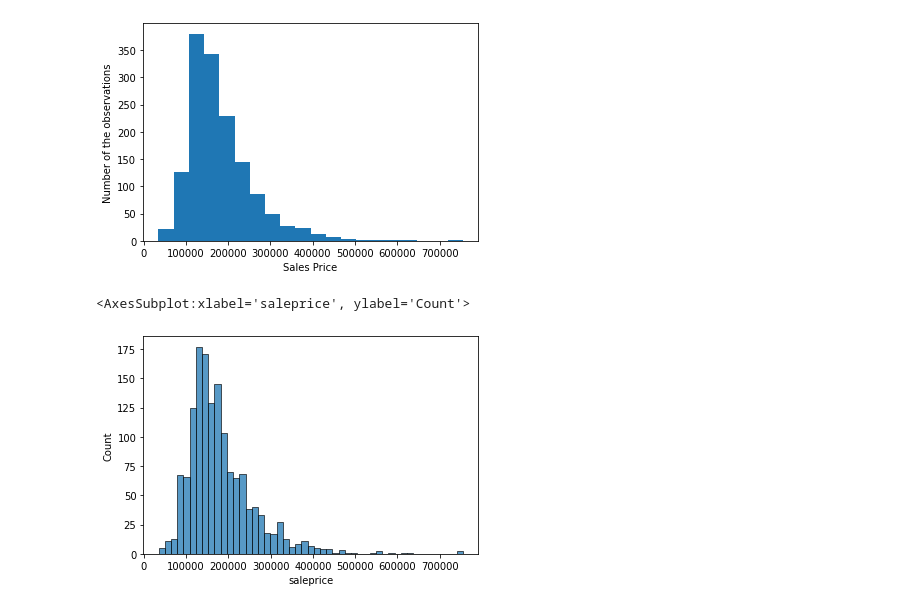
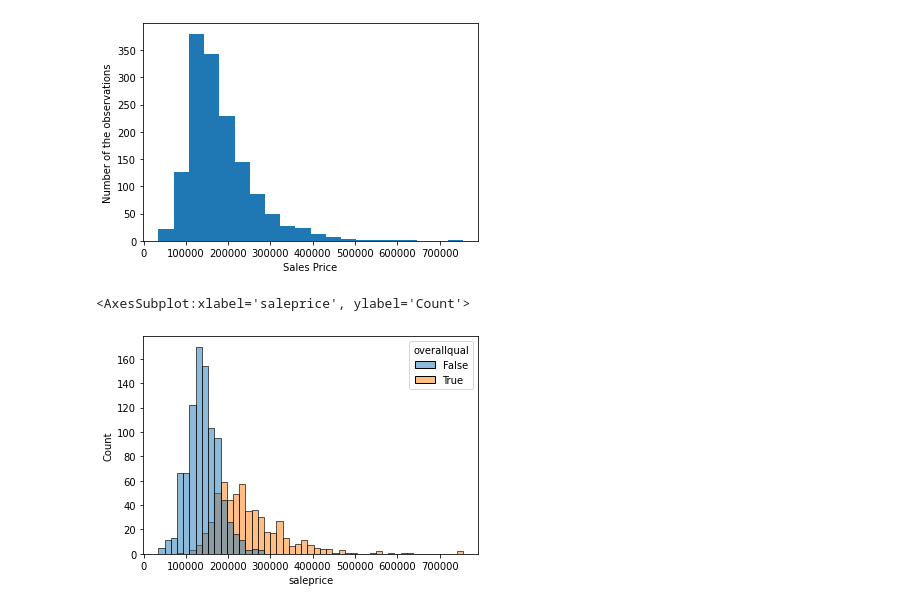
Before and after one commit to jayapat/datascience_projects, a Jupyter notebook: project-2-house-price-eda.ipynb, the cells around one changed output. Saved outputs shown, nothing was run; the diff lists cells and outputs as text; code cells hidden in the pictures.

```diff
--- a/project-2-house-price-eda.ipynb
+++ b/project-2-house-price-eda.ipynb
@@ -122,7 +122,7 @@ Text(0, 0.5, 'Number of the observations')
 [figure]
 # %%
 import seaborn as sns
-sns.histplot(train_df, x = train_df.saleprice)
+sns.histplot(train_df, x = train_df.saleprice, hue = train_df.overallqual > 6)
 # %% [output]
 <AxesSubplot:xlabel='saleprice', ylabel='Count'>
-[figure, old version]
+[figure, new version]
```
Also changed, not shown: parts of 9 cells of this notebook.
